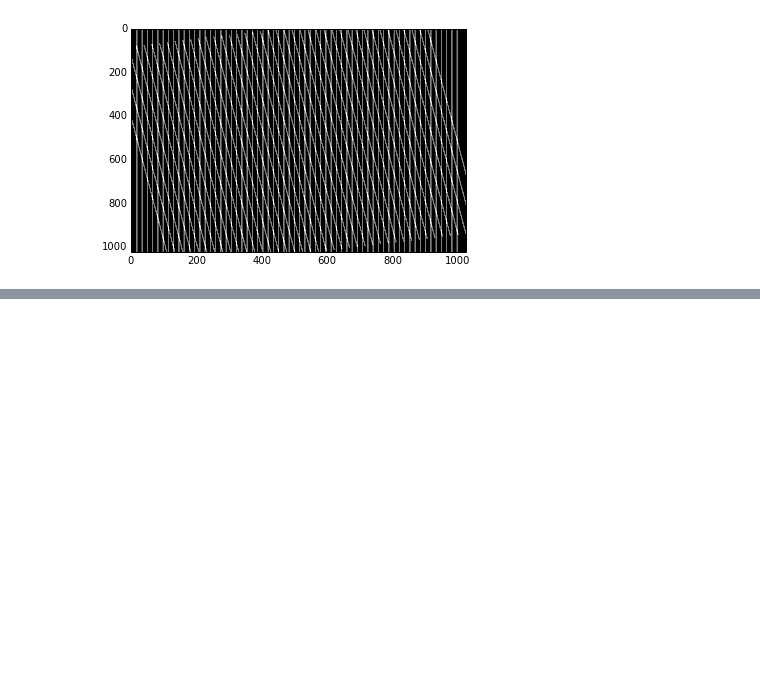
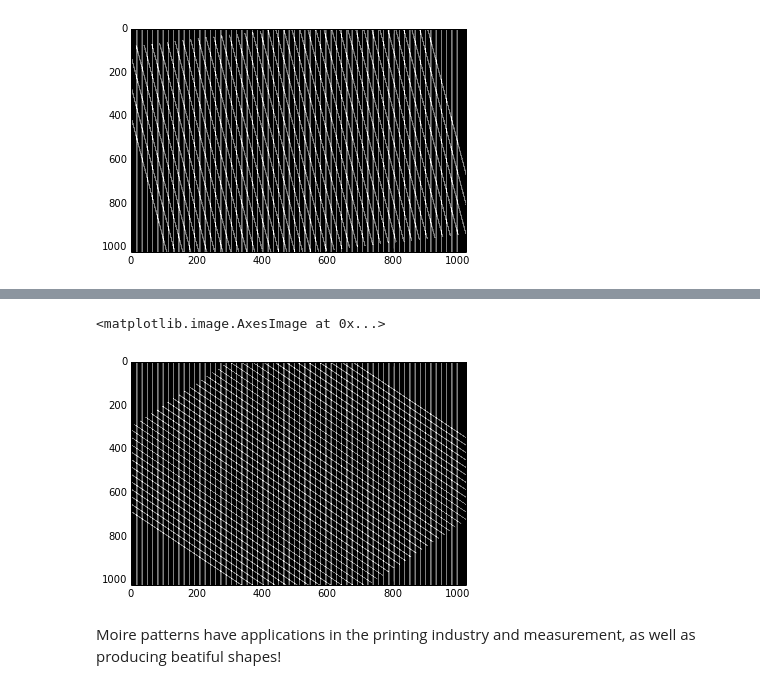
Before and after one commit to LCAV/SignalsOfTheDay, a Jupyter notebook: MOIRE/Untitled0.ipynb, the cells around one changed output, grey strips where cells are left out. Saved outputs shown, nothing was run; the diff lists cells and outputs as text; code cells hidden in the pictures; blank space fills up the shorter version.

Commit message:
MOIRE

```diff
--- a/MOIRE/Untitled0.ipynb
+++ b/MOIRE/Untitled0.ipynb
@@ -179,0 +183,11 @@ plt.imshow(np.asarray(imme),aspect='auto')
+# %%
+immd=immb.rotate(45);
+
+imme=Image.blend(imma,immd,0.5);
+
+plt.imshow(np.asarray(imme),aspect='auto')
+# %% [output]
+<matplotlib.image.AxesImage at 0x...>
+[figure, added]
+# %% [markdown]
+Moire patterns have applications in the printing industry and measurement, as well as producing beatiful shapes!
```
Also changed, not shown: parts of 1 cell of this notebook.
